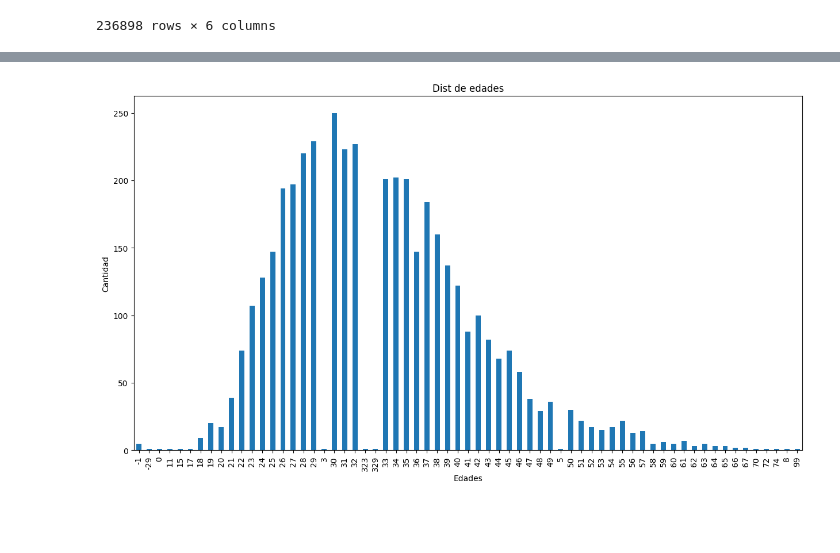
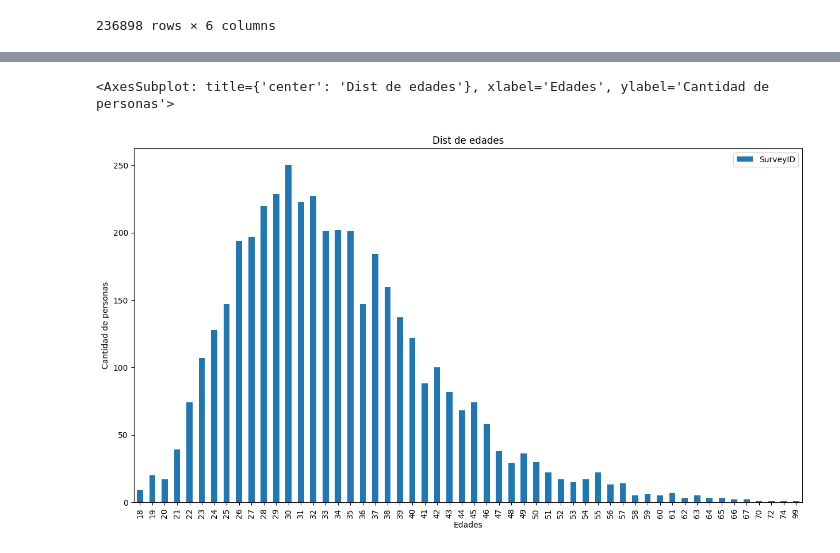
Before and after one commit to Imbravo/mentalhealth, a Jupyter notebook: mentalhealth.ipynb, the cells around one changed output, grey strips where cells are left out. Drawn from its saved outputs; the diff is of its cells as text; code cells hidden in the pictures; blank space fills up the shorter version.

Commit message:
-Cambio de tipo para la pregunta 1 -Filtro de edades para mayores de 18 y menores de 100 años. -Modificacion de grafico de barras para utilizar los valores x y y del dataframe

```diff
--- a/mentalhealth.ipynb
+++ b/mentalhealth.ipynb
@@ -152,0 +163,5 @@ df_join
+# %%
+question_1 = df_join[(df_join.questionid == 1)].sort_values(by='AnswerText', ascending=False).groupby('AnswerText')['SurveyID'].count().reset_index()
+question_1 = question_1.astype({'AnswerText': 'int32'})
+question_1 = question_1[ (question_1.AnswerText >= 18) & (question_1.AnswerText <= 100)]
+question_1
@@ -153,4 +186,5 @@ df_join
 # %%
-question_1 = df_join[(df_join.questionid == 1)].sort_values(by='AnswerText', ascending=False).groupby('AnswerText')['SurveyID'].count().plot.bar(xlabel='Edades', ylabel='Cantidad', title='Dist de edades', figsize=(15,8))
+question_1.plot.bar(x='AnswerText', y='SurveyID', xlabel='Edades', ylabel='Cantidad de personas', title='Dist de edades', figsize=(15,8))
 # %% [output]
+<AxesSubplot: title={'center': 'Dist de edades'}, xlabel='Edades', ylabel='Cantidad de personas'>
-[figure, old version]
+[figure, new version]
```
Also changed, not shown: parts of 2 cells of this notebook.
